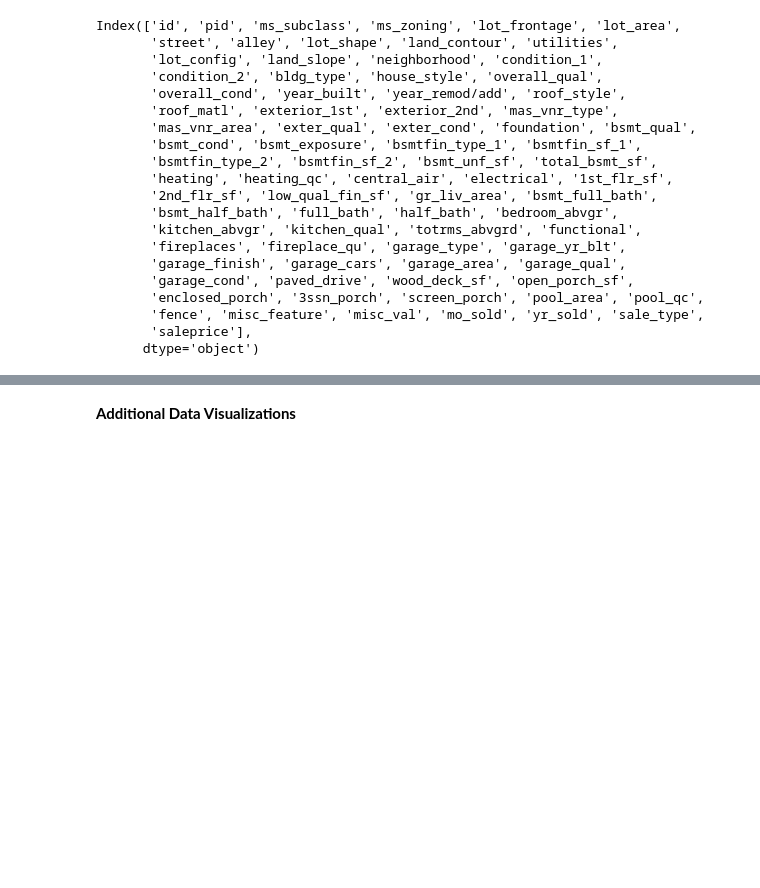
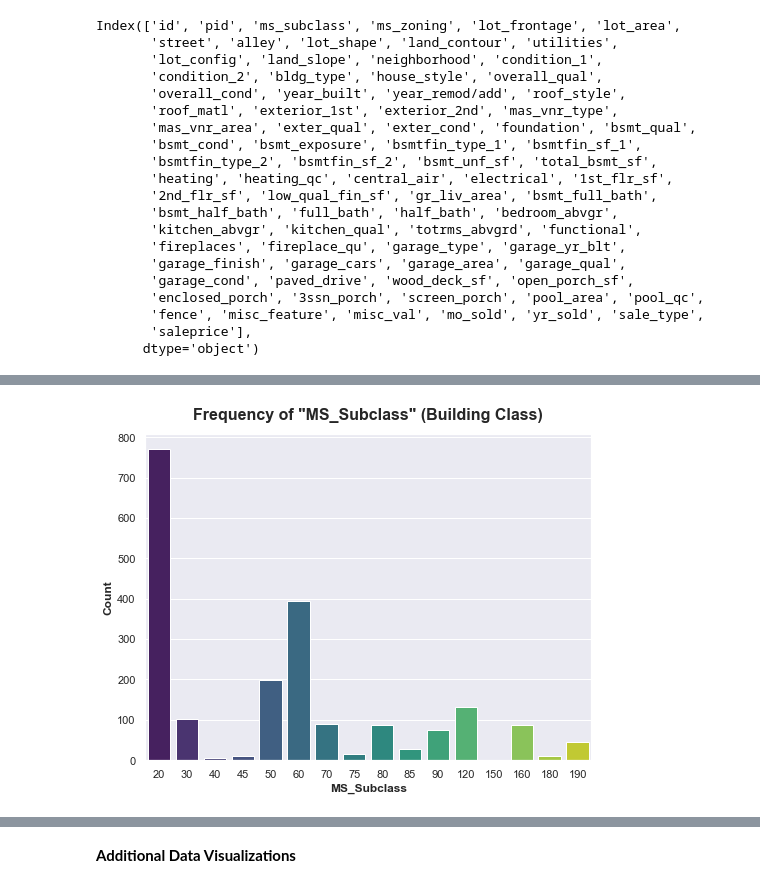
Before and after one commit to maryschindler/project_ames_kaggle_challenge, a Jupyter notebook: 2.0/notebooks/01_EDA_and_Cleaning.ipynb, the cells around one changed output, grey strips where cells are left out. Saved outputs shown, nothing was run; the diff lists cells and outputs as text; code cells hidden in the pictures; blank space fills up the shorter version.

```diff
--- a/2.0/notebooks/01_EDA_and_Cleaning.ipynb
+++ b/2.0/notebooks/01_EDA_and_Cleaning.ipynb
@@ -228,0 +217,19 @@ Name: lot_frontage, Length: 118, dtype: int64
+# %%
+plt.figure(figsize = (8, 6))
+
+plt.title('Frequency of "MS_Subclass" (Building Class)',
+          fontsize = 16,
+          fontweight = 'bold',
+          y = 1.025)
+
+sns.countplot(x = 'ms_subclass',
+              data = ames_df,
+              palette = 'viridis')
+
+plt.xlabel('MS_Subclass',
+           fontweight = 'bold')
+
+plt.ylabel('Count',
+           fontweight = 'bold');
+# %% [output]
+[figure, added]
```
Also changed, not shown: parts of 41 cells of this notebook.
